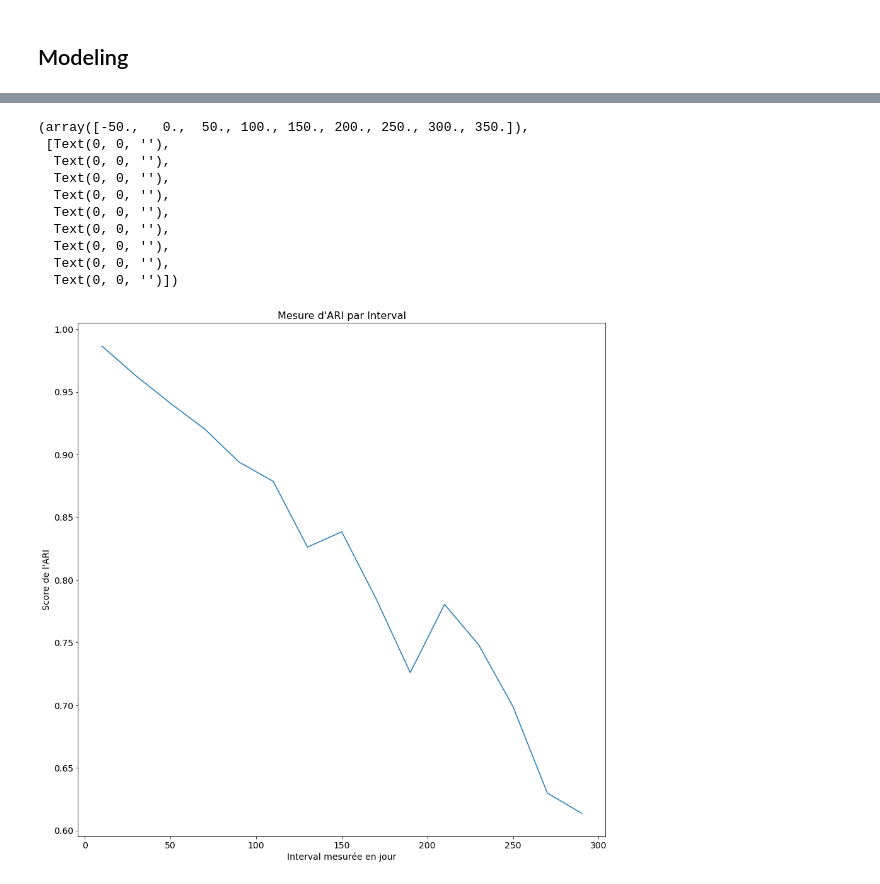
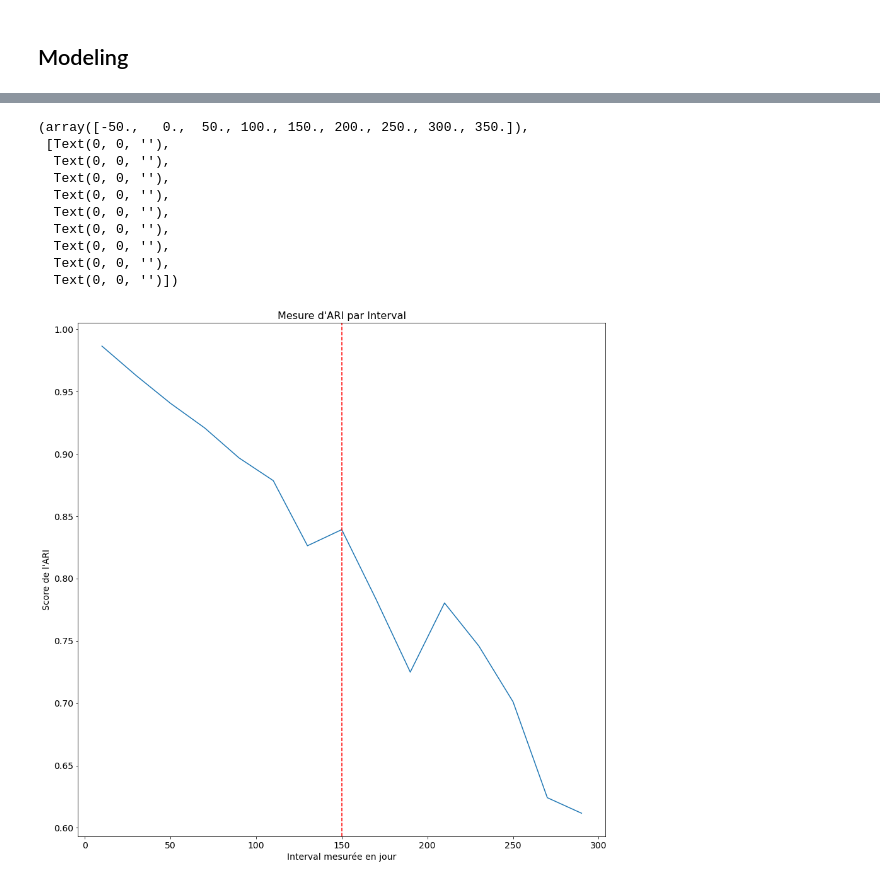
Before and after one commit to skamos/Python, a Jupyter notebook: Openclassroms/Projet_4_Freq_MAJ.ipynb, the cells around one changed output, grey strips where cells are left out. Drawn from its saved outputs; the diff is of its cells as text; code cells hidden in the pictures.

```diff
--- a/Openclassroms/Projet_4_Freq_MAJ.ipynb
+++ b/Openclassroms/Projet_4_Freq_MAJ.ipynb
@@ -173,10 +146,7 @@ for step in tqdm(step_range):
     Xl_M1 = scalerM1.transform(Xl)
     model_1 = KMeans(n_clusters=3)
     model_1.fit(Xl_M1)
-    if Xl.shape[0] < 60000:
-      perf.append(adjusted_rand_score(model_0.predict(Xl_M0),model_1.predict(Xl_M1)))
-    else:
-      perf.append(adjusted_rand_score(model_0.predict(Xl_M0[:60000]),model_1.predict(Xl_M1[:60000])))
+    perf.append(adjusted_rand_score(model_0.predict(Xl_M0),model_1.predict(Xl_M1)))
   df_step.loc[step, 'mean'] = statistics.mean(perf)
   df_step.loc[step, 'perf'] = perf
   df_step.loc[step, 'step'] = step
@@ -205,20 +175,21 @@ df_step
 # %%
 plt.figure(figsize=(15,15))
 df_step['mean'].plot()
 plt.title('Mesure d\'ARI par Interval', fontsize=16)
+plt.axvline(150, color="r", linestyle='--', label="La valeur choisi est : 150")
 plt.xlabel("Interval mesurée en jour", fontsize=14)
 plt.ylabel("Score de l'ARI", fontsize=14)
 plt.yticks(fontsize=14)
 plt.xticks(fontsize=14)
 # %% [output]
 (array([-50.,   0.,  50., 100., 150., 200., 250., 300., 350.]),
  [Text(0, 0, ''),
   Text(0, 0, ''),
   Text(0, 0, ''),
   Text(0, 0, ''),
   Text(0, 0, ''),
   Text(0, 0, ''),
   Text(0, 0, ''),
   Text(0, 0, ''),
   Text(0, 0, '')])
-[figure, old version]
+[figure, new version]
```
Also changed, not shown: parts of 7 cells of this notebook, 1 other file.
